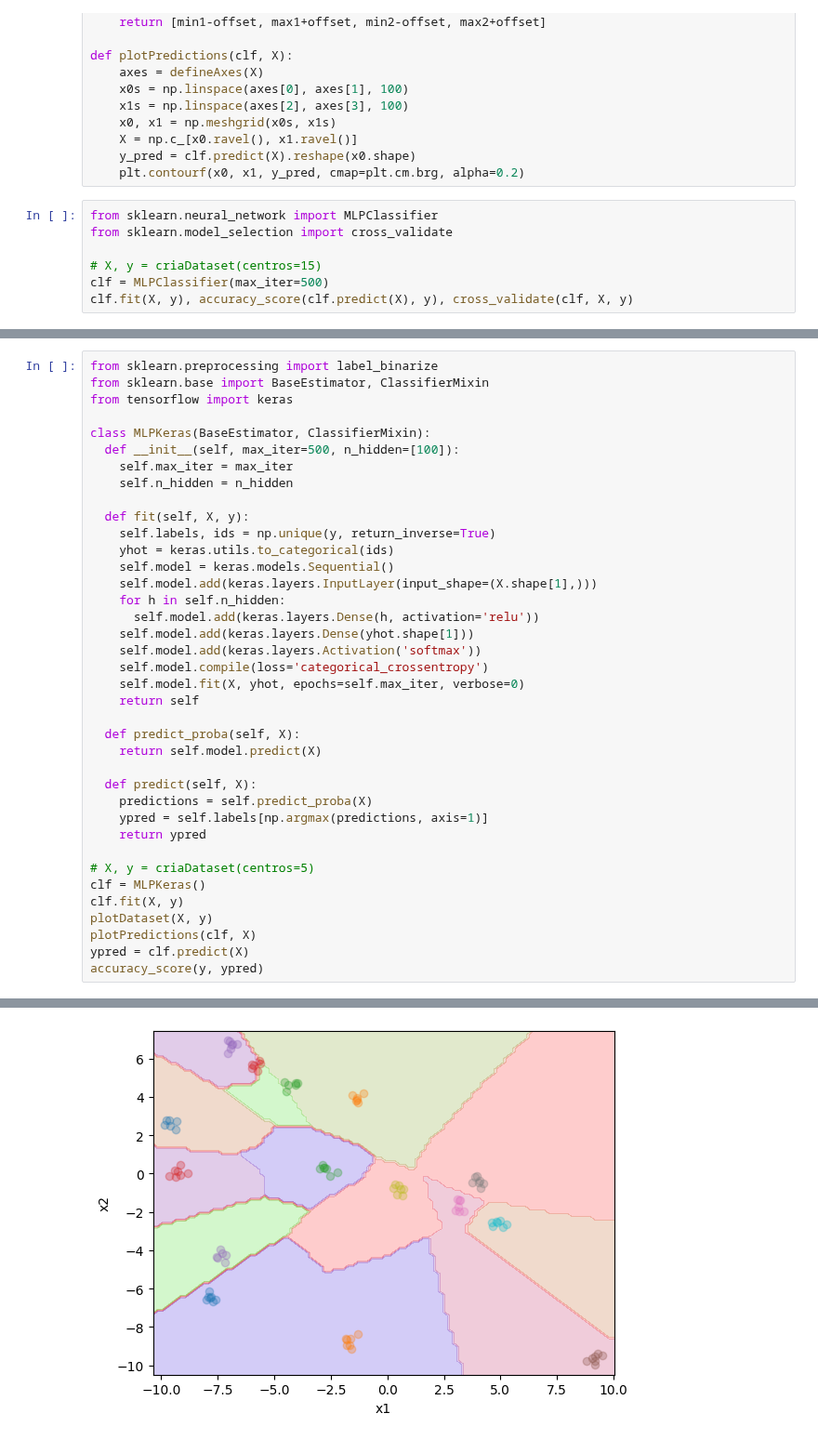
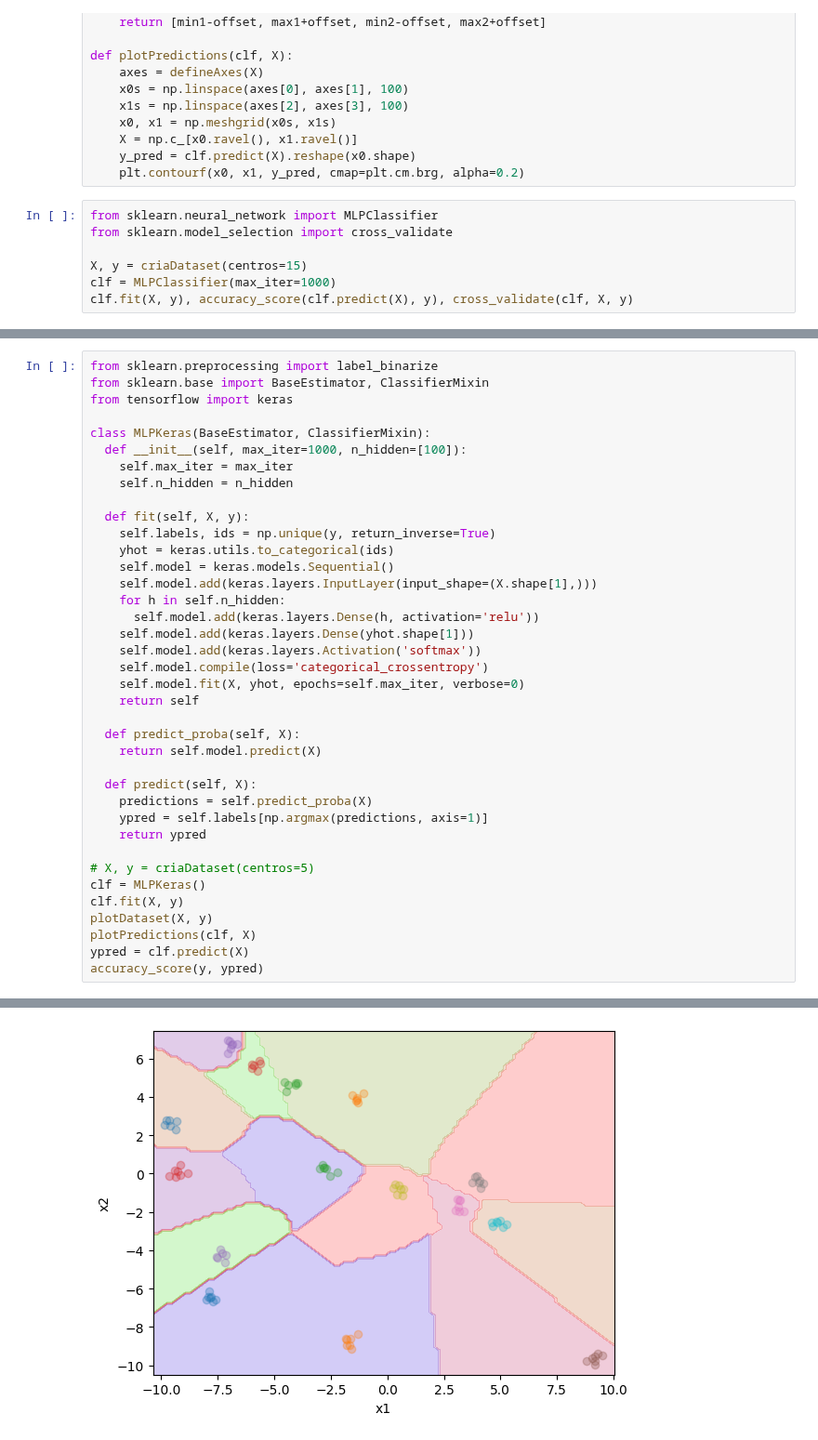
Before and after one commit to fboldt/aulasann, a Jupyter notebook: aula7b_MLP_Keras.ipynb, the cells around one changed output, grey strips where cells are left out. Shown at 93% size. Saved outputs shown, nothing was run; the diff lists cells and outputs as text.

```diff
--- a/aula7b_MLP_Keras.ipynb
+++ b/aula7b_MLP_Keras.ipynb
@@ -41,7 +41,7 @@ def plotPredictions(clf, X):
 from sklearn.neural_network import MLPClassifier
 from sklearn.model_selection import cross_validate
 
-# X, y = criaDataset(centros=15)
-clf = MLPClassifier(max_iter=500)
+X, y = criaDataset(centros=15)
+clf = MLPClassifier(max_iter=1000)
 clf.fit(X, y), accuracy_score(clf.predict(X), y), cross_validate(clf, X, y)
 # %% [output]
@@ -56,7 +56,7 @@ from sklearn.base import BaseEstimator, ClassifierMixin
 from tensorflow import keras
 
 class MLPKeras(BaseEstimator, ClassifierMixin):
-  def __init__(self, max_iter=500, n_hidden=[100]):
+  def __init__(self, max_iter=1000, n_hidden=[100]):
     self.max_iter = max_iter
     self.n_hidden = n_hidden
 
@@ -95,4 +95,4 @@ accuracy_score(y, ypred)
-[figure, old version]
+[figure, new version]
 # %%
 clf.fit(X, y), accuracy_score(clf.predict(X), y), cross_validate(clf, X, y)
 # %% [output]
```
Also changed, not shown: parts of 3 cells of this notebook.
